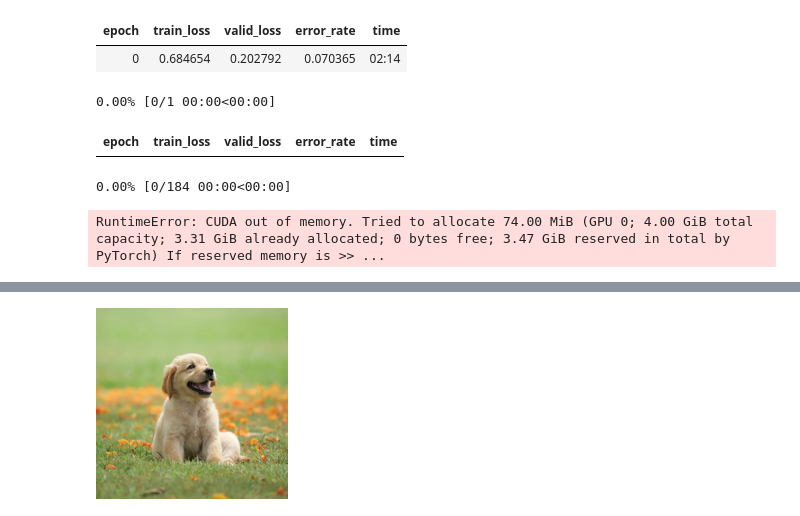
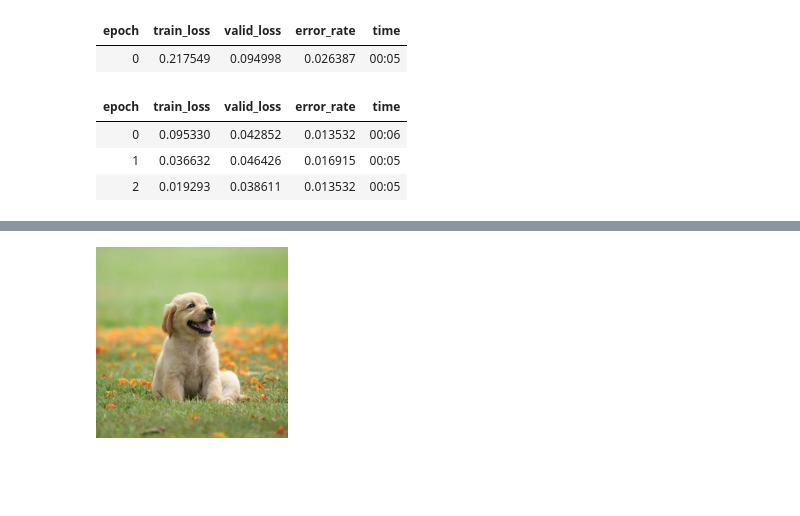
Before and after one commit to EN10/fastai-Dog-or-Cat, a Jupyter notebook: app.ipynb, the cells around one changed output, grey strips where cells are left out. Cells and saved outputs as stored; diff of their text form; code cells hidden in the pictures; blank space fills up the shorter version.

```diff
--- a/app.ipynb
+++ b/app.ipynb
@@ -2,4 +2,5 @@
 #export
 from fastai.vision.all import *
 import gradio as gr
-import timm
+
+def is_cat(x): return x[0].isupper()
@@ -18,5 +9,5 @@ path = untar_data(URLs.PETS)/'images'
 
 dls = ImageDataLoaders.from_name_func('.',
     get_image_files(path), valid_pct=0.2, seed=42,
-    label_func=RegexLabeller(pat = r'^([^/]+)_\d+'),
-    item_tfms=Resize(224, method='squish'), bs=32)
+    label_func=is_cat,
+    item_tfms=Resize(192, method='squish'))
@@ -25,11 +14,10 @@ learn = vision_learner(dls, 'beit_base_patch16_224_in22k', metrics=error_rate)
-# %%
-learn.fine_tune(1)
-# %% [output]
-| epoch | train_loss | valid_loss | error_rate | time |
-| 0 | 0.684654 | 0.202792 | 0.070365 | 02:14 |
-0.00% [0/1 00:00<00:00]
-| epoch | train_loss | valid_loss | error_rate | time |
-0.00% [0/184 00:00<00:00]
-RuntimeError: CUDA out of memory. Tried to allocate 74.00 MiB (GPU 0; 4.00 GiB total capacity; 3.31 GiB already allocated; 0 bytes free; 3.47 GiB reserved in total by PyTorch) If reserved memory is >> ...
 # %%
 learn = vision_learner(dls, resnet18, metrics=error_rate)
+learn.fine_tune(3)
+# %% [output]
+| epoch | train_loss | valid_loss | error_rate | time |
+| 0 | 0.217549 | 0.094998 | 0.026387 | 00:05 |
+| epoch | train_loss | valid_loss | error_rate | time |
+| 0 | 0.095330 | 0.042852 | 0.013532 | 00:06 |
+| 1 | 0.036632 | 0.046426 | 0.016915 | 00:05 |
+| 2 | 0.019293 | 0.038611 | 0.013532 | 00:05 |
```
Also changed, not shown: parts of 8 cells of this notebook, 3 other files.
